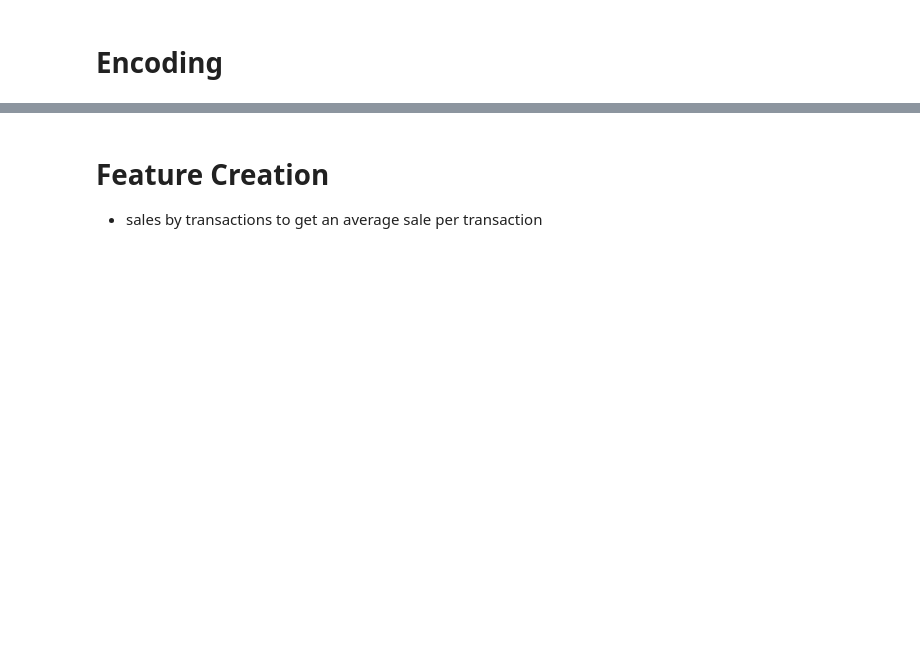
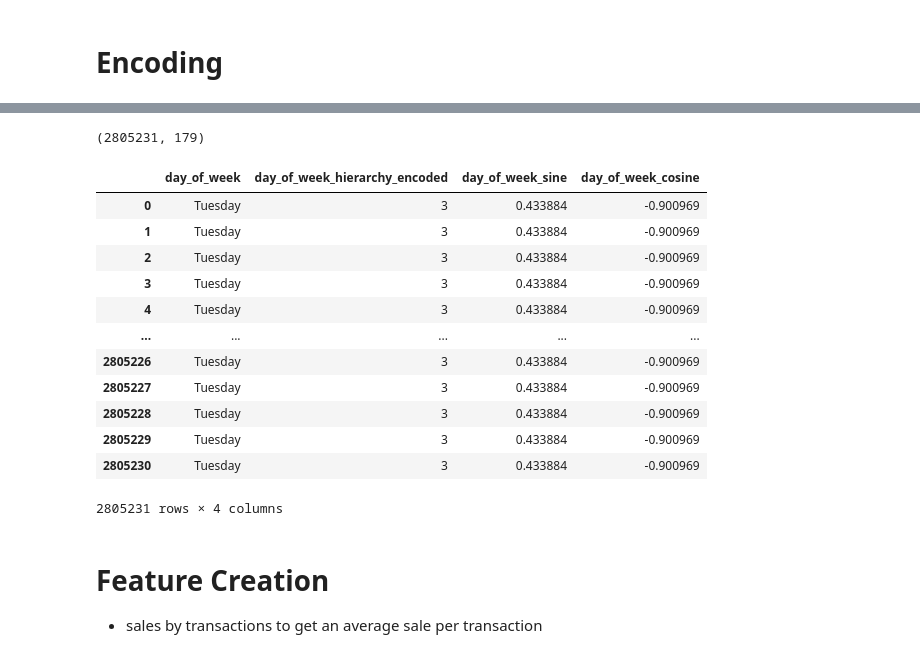
Before and after one commit to chriskuz/store_sales_time_series_forecasting, a Jupyter notebook: src/model_notebook.ipynb, the cells around one changed output, grey strips where cells are left out. Drawn from its saved outputs; the diff is of its cells as text; code cells hidden in the pictures; blank space fills up the shorter version.

```diff
--- a/src/model_notebook.ipynb
+++ b/src/model_notebook.ipynb
@@ -355,0 +554,43 @@ encodable_columns = [
+# %%
+encoded_df.shape
+# %% [output]
+(2805231, 179)
+# %%
+base_df["date"] = pd.to_datetime(base_df["date"])
+base_df["day_of_week"] = base_df["date"].dt.day_name()
+
+
+DAY_OF_WEEK_HIERARCHY_DICT = {
+    "Sunday":1,
+    "Monday":2,
+    "Tuesday":3,
+    "Wednesday":4,
+    "Thursday":5,
+    "Friday":6,
+    "Saturday":7
+}
+
+
+
+niche_df = base_df.copy()
+niche_df = niche_df[["day_of_week"]]
+
+niche_df["day_of_week_hierarchy_encoded"] = niche_df["day_of_week"].map(DAY_OF_WEEK_HIERARCHY_DICT)
+niche_df["day_of_week_sine"] = np.sin(2 * np.pi * niche_df["day_of_week_hierarchy_encoded"] / 7)
+niche_df["day_of_week_cosine"] = np.cos(2 * np.pi * niche_df["day_of_week_hierarchy_encoded"] / 7)
+# %%
+niche_df
+# %% [output]
+|  | day_of_week | day_of_week_hierarchy_encoded | day_of_week_sine | day_of_week_cosine |
+| 0 | Tuesday | 3 | 0.433884 | -0.900969 |
+| 1 | Tuesday | 3 | 0.433884 | -0.900969 |
+| 2 | Tuesday | 3 | 0.433884 | -0.900969 |
+| 3 | Tuesday | 3 | 0.433884 | -0.900969 |
+| 4 | Tuesday | 3 | 0.433884 | -0.900969 |
+| ... | ... | ... | ... | ... |
+| 2805226 | Tuesday | 3 | 0.433884 | -0.900969 |
+| 2805227 | Tuesday | 3 | 0.433884 | -0.900969 |
+| 2805228 | Tuesday | 3 | 0.433884 | -0.900969 |
+| 2805229 | Tuesday | 3 | 0.433884 | -0.900969 |
+| 2805230 | Tuesday | 3 | 0.433884 | -0.900969 |
+2805231 rows × 4 columns
```
Also changed, not shown: parts of 29 cells of this notebook, 1 other file.
